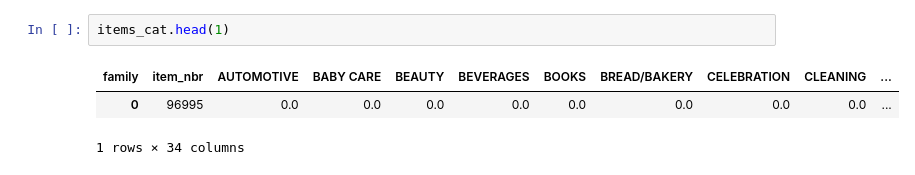
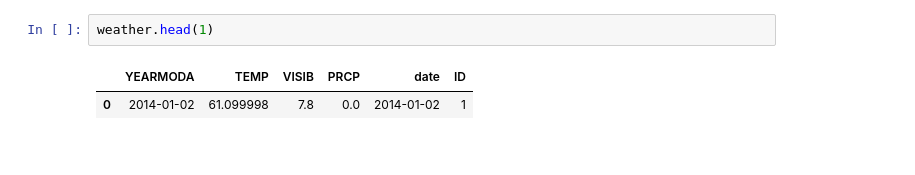
Before and after one commit to PZ11/kagglegrocery, a Jupyter notebook: jupyter/debug_temp.ipynb, the cells around one changed output. Cells and saved outputs as stored; diff of their text form.

```diff
--- a/jupyter/debug_temp.ipynb
+++ b/jupyter/debug_temp.ipynb
@@ -24,6 +74,5 @@ train_out = pd.read_pickle('../data/storeitem_train_1s.p')
 # %%
-items_cat.head(1)
+weather.head(1)
 # %% [output]
-| family | item_nbr | AUTOMOTIVE | BABY CARE | BEAUTY | BEVERAGES | BOOKS | BREAD/BAKERY | CELEBRATION | CLEANING | ... |
-| 0 | 96995 | 0.0 | 0.0 | 0.0 | 0.0 | 0.0 | 0.0 | 0.0 | 0.0 | ... |
+|  | YEARMODA | TEMP | VISIB | PRCP | date | ID |
+| 0 | 2014-01-02 | 61.099998 | 7.8 | 0.0 | 2014-01-02 | 1 |
-1 rows × 34 columns
```
Also changed, not shown: parts of 33 cells of this notebook, 3 other files.
